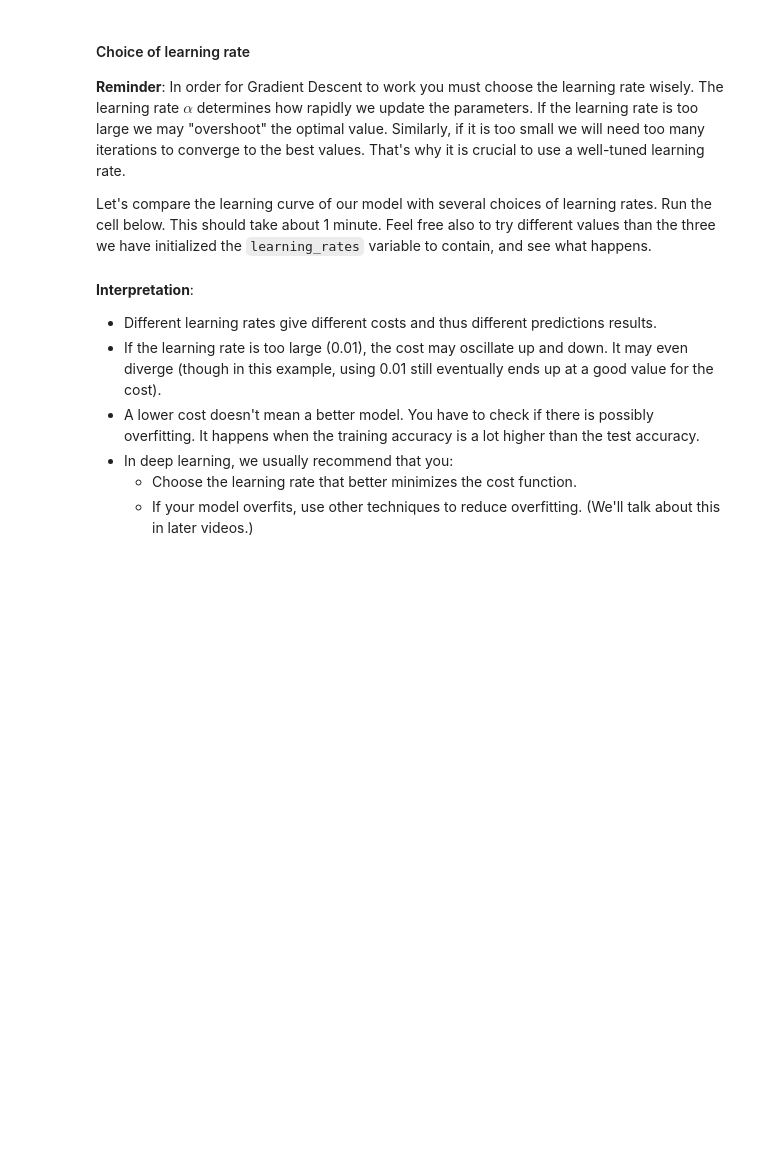
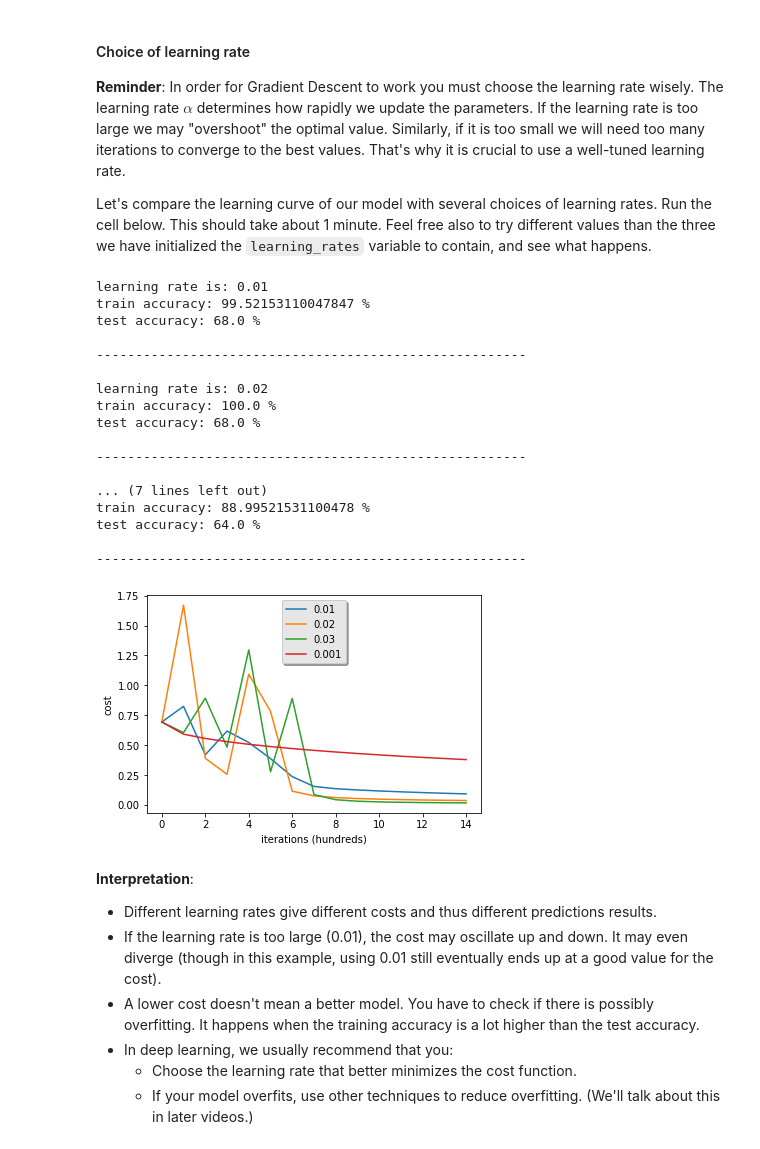
Before and after one commit to XProtocol0/Deeplearning.ai, a Jupyter notebook: Neural Networks and Deep Learning/Logistic Regression with a Neural Network mindset v6a.ipynb, the cells around one changed output. Cells and saved outputs as stored; diff of their text form; code cells hidden in the pictures; blank space fills up the shorter version.

Commit message:
Adds defination for predict and model function

```diff
--- a/Neural Networks and Deep Learning/Logistic Regression with a Neural Network mindset v6a.ipynb
+++ b/Neural Networks and Deep Learning/Logistic Regression with a Neural Network mindset v6a.ipynb
@@ -456,7 +456,7 @@ def optimize(w, b, X, Y, num_iterations, learning_rate, print_cost = False):
 
         # Cost and gradient calculation (≈ 1-4 lines of code)
         ### START CODE HERE ###
-        grads, cost = None
+        grads, cost = propagate(w, b, X, Y)
         ### END CODE HERE ###
 
         # Retrieve derivatives from grads
@@ -465,8 +465,8 @@ def optimize(w, b, X, Y, num_iterations, learning_rate, print_cost = False):
 
         # update rule (≈ 2 lines of code)
         ### START CODE HERE ###
-        w = None
-        b = None
+        w = w - (learning_rate)*dw
+        b = b - (learning_rate)*db
         ### END CODE HERE ###
 
         # Record the costs
@@ -544,14 +552,14 @@ def predict(w, b, X):
 
     # Compute vector "A" predicting the probabilities of a cat being present in the picture
     ### START CODE HERE ### (≈ 1 line of code)
-    A = None
+    A = sigmoid(np.dot(w.T, X) + b)
     ### END CODE HERE ###
 
     for i in range(A.shape[1]):
 
         # Convert probabilities A[0,i] to actual predictions p[0,i]
         ### START CODE HERE ### (≈ 4 lines of code)
-        pass
+        Y_prediction[0, i] = 1 if A[0, i] > 0.5 else 0
         ### END CODE HERE ###
 
     assert(Y_prediction.shape == (1, m))
@@ -617,18 +627,18 @@ def model(X_train, Y_train, X_test, Y_test, num_iterations = 2000, learning_rate
     ### START CODE HERE ###
 
     # initialize parameters with zeros (≈ 1 line of code)
-    w, b = None
+    w, b = initialize_with_zeros(X_train.shape[0])
 
     # Gradient descent (≈ 1 line of code)
-    parameters, grads, costs = None
+    parameters, grads, costs = optimize(w, b, X_train, Y_train, num_iterations, learning_rate, print_cost = False)
 
     # Retrieve parameters w and b from dictionary "parameters"
     w = parameters["w"]
     b = parameters["b"]
 
     # Predict test/train set examples (≈ 2 lines of code)
-    Y_prediction_test = None
-    Y_prediction_train = None
+    Y_prediction_test = predict(w, b, X_test)
+    Y_prediction_train = predict(w, b, X_train)
 
     ### END CODE HERE ###
 
@@ -707,23 +725,42 @@ In order for Gradient Descent to work you must choose the learning rate wisely.
 
 Let's compare the learning curve of our model with several choices of learning rates. Run the cell below. This should take about 1 minute. Feel free also to try different values than the three we have initialized the `learning_rates` variable to contain, and see what happens.
 # %%
-learning_rates = [0.01, 0.001, 0.0001]
+learning_rates = [0.01, 0.02, 0.03, 0.001]
 models = {}
 for i in learning_rates:
     print ("learning rate is: " + str(i))
     models[str(i)] = model(train_set_x, train_set_y, test_set_x, test_set_y, num_iterations = 1500, learning_rate = i, print_cost = False)
     print ('\n' + "-------------------------------------------------------" + '\n')
 
 for i in learning_rates:
     plt.plot(np.squeeze(models[str(i)]["costs"]), label= str(models[str(i)]["learning_rate"]))
 
 plt.ylabel('cost')
 plt.xlabel('iterations (hundreds)')
 
 legend = plt.legend(loc='upper center', shadow=True)
 frame = legend.get_frame()
 frame.set_facecolor('0.90')
 plt.show()
+# %% [output]
+learning rate is: 0.01
+train accuracy: 99.52153110047847 %
+test accuracy: 68.0 %
+
+-------------------------------------------------------
+
+learning rate is: 0.02
+train accuracy: 100.0 %
+test accuracy: 68.0 %
+
+-------------------------------------------------------
+
+... (7 lines left out)
+train accuracy: 88.99521531100478 %
+test accuracy: 64.0 %
+
+-------------------------------------------------------
+[figure, added]
 # %% [markdown]
 **Interpretation**:
 - Different learning rates give different costs and thus different predictions results.
```
Also changed, not shown: parts of 7 cells of this notebook.
